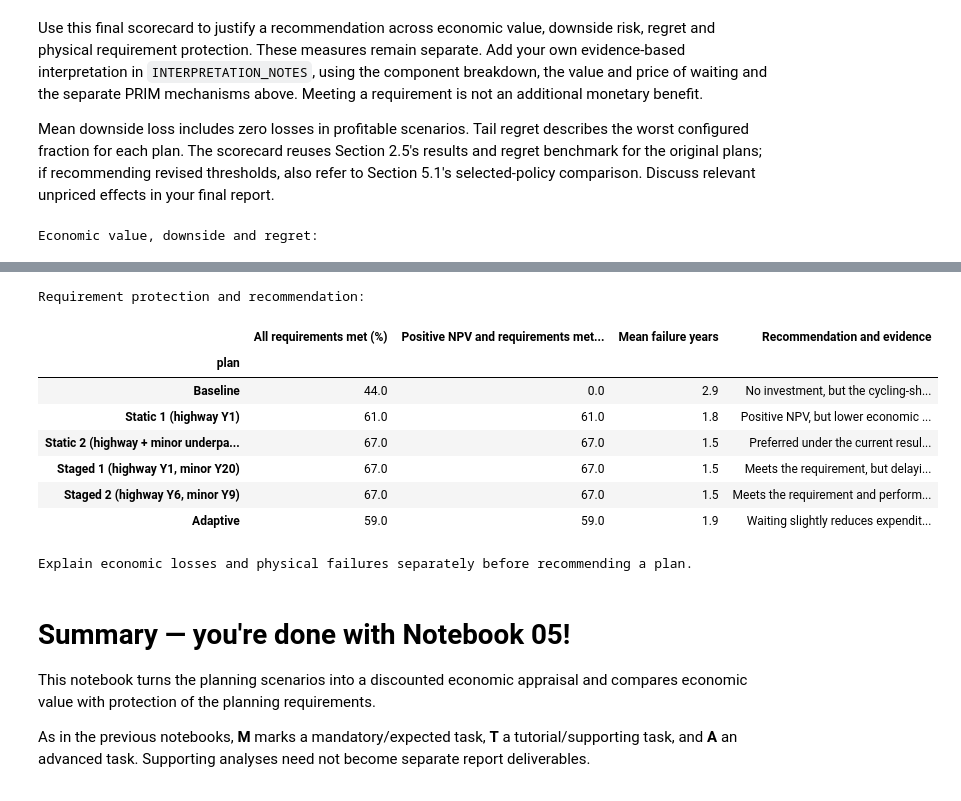
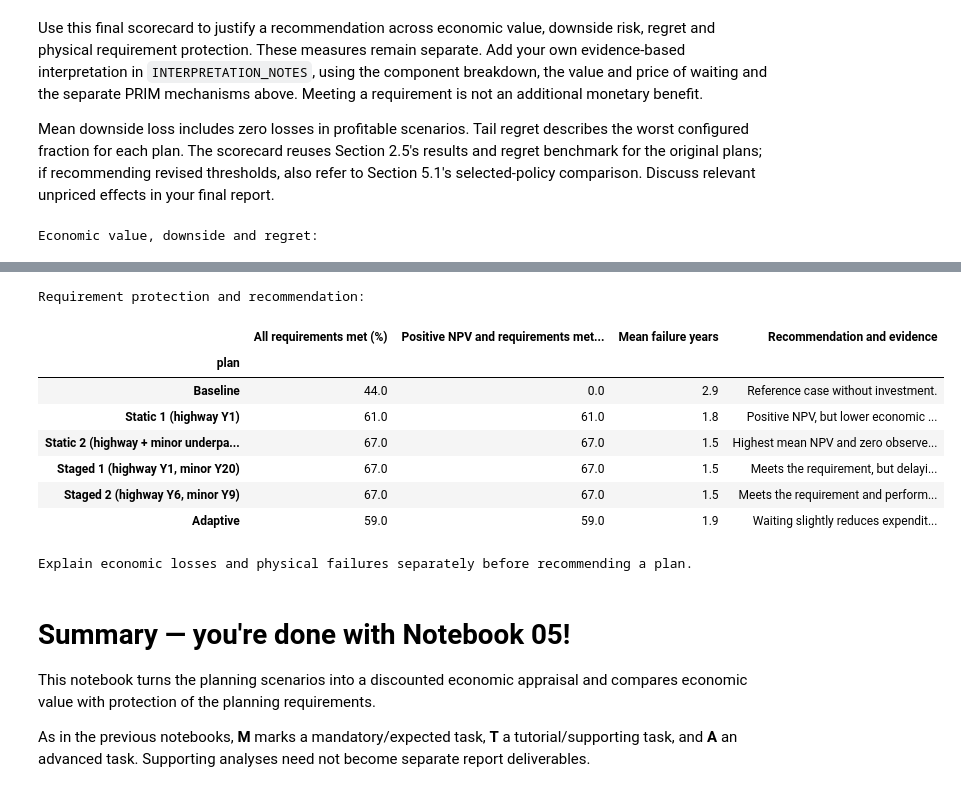
Before and after one commit to saadey-ip/IP-HS26-Veloschnellroute, a Jupyter notebook: notebooks/05_appraisal.ipynb, the cells around one changed output, grey strips where cells are left out. Saved outputs shown, nothing was run; the diff lists cells and outputs as text; code cells hidden in the pictures.

```diff
--- a/notebooks/05_appraisal.ipynb
+++ b/notebooks/05_appraisal.ipynb
@@ -3189,9 +3383,9 @@ Mean downside loss includes zero losses in profitable scenarios. Tail regret des
 # %%
 # Add interpretations after inspecting the current results.
 INTERPRETATION_NOTES = {
-    "baseline": "No investment, but the cycling-share requirement fails in 15% of scenarios.",
+    "baseline": "Reference case without investment.",
     "static1": "Positive NPV, but lower economic value and less reliable requirement protection than the larger build-out.",
-    "static2": "Preferred under the current results: highest mean NPV, zero observed regret and 100% requirement attainment.",
+    "static2": "Highest mean NPV and zero observed regret. Cycling-share target attainment matches the staged plans.",
     "staged1": "Meets the requirement, but delaying the minor underpasses reduces NPV relative to Static 2.",
     "staged2": "Meets the requirement and performs better than Staged 1, but remains below Static 2 in NPV.",
     "flexible": "Waiting slightly reduces expenditure but delays major cycling benefits; earlier triggers improve it, yet Static 2 remains ahead.",
@@ -3227,36 +3421,36 @@ summary_labels = {
     "mean_regret_MCHF": "Mean regret (CHF m)", "worst_tail_regret_MCHF": f"Mean regret: {tail_label} (CHF m)",
     "worst_tail_NPV_MCHF": f"Mean NPV: {tail_label} (CHF m)",
     "requirements_met_share": "All requirements met (%)",
     "positive_NPV_and_requirements_share": "Positive NPV and requirements met (%)",
     "mean_failure_years": "Mean failure years", "interpretation": "Recommendation and evidence",
 }
 selected_metrics = SUMMARY_ECONOMIC_METRICS + SUMMARY_PROTECTION_METRICS
 if set(selected_metrics) - set(summary_labels):
     raise ValueError(f"Select summary metrics from {list(summary_labels)}.")
 summary_display = interpretation_table.loc[DISPLAY_PLANS].copy()
 for column in [column for column in summary_display if column.endswith("_share")]:
     summary_display[column] *= 100
 print("Economic value, downside and regret:")
 display(summary_display[SUMMARY_ECONOMIC_METRICS].rename(columns=summary_labels, index=plan_label).round(1))
 print("Requirement protection and recommendation:")
 display(summary_display[SUMMARY_PROTECTION_METRICS].rename(columns=summary_labels, index=plan_label).round(1))
 print('Explain economic losses and physical failures separately before recommending a plan.')
 # %% [output]
 Economic value, downside and regret:
 |  | Mean NPV (CHF m) | Negative NPV (%) | Mean downside loss (CHF m) | Mean regret (CHF m) | Mean regret: worst 10% (CHF m) |
 | plan |  |  |  |  |  |
 | Baseline | 0.0 | 0.0 | 0.0 | 170.8 | 205.8 |
 | Static 1 (highway Y1) | 99.0 | 0.0 | 0.0 | 71.8 | 82.4 |
 | Static 2 (highway + minor underpa... | 170.8 | 0.0 | 0.0 | 0.0 | 0.0 |
 | Staged 1 (highway Y1, minor Y20) | 133.6 | 0.0 | 0.0 | 37.2 | 40.3 |
 | Staged 2 (highway Y6, minor Y9) | 140.1 | 0.0 | 0.0 | 30.7 | 33.1 |
 | Adaptive | 65.4 | 3.5 | 0.3 | 105.3 | 127.8 |
 Requirement protection and recommendation:
 |  | All requirements met (%) | Positive NPV and requirements met... | Mean failure years | Recommendation and evidence |
 | plan |  |  |  |  |
-| Baseline | 44.0 | 0.0 | 2.9 | No investment, but the cycling-sh... |
+| Baseline | 44.0 | 0.0 | 2.9 | Reference case without investment. |
 | Static 1 (highway Y1) | 61.0 | 61.0 | 1.8 | Positive NPV, but lower economic ... |
-| Static 2 (highway + minor underpa... | 67.0 | 67.0 | 1.5 | Preferred under the current resul... |
+| Static 2 (highway + minor underpa... | 67.0 | 67.0 | 1.5 | Highest mean NPV and zero observe... |
 | Staged 1 (highway Y1, minor Y20) | 67.0 | 67.0 | 1.5 | Meets the requirement, but delayi... |
 | Staged 2 (highway Y6, minor Y9) | 67.0 | 67.0 | 1.5 | Meets the requirement and perform... |
 | Adaptive | 59.0 | 59.0 | 1.9 | Waiting slightly reduces expendit... |
```
Also changed, not shown: parts of 7 cells of this notebook, 3 other files.
